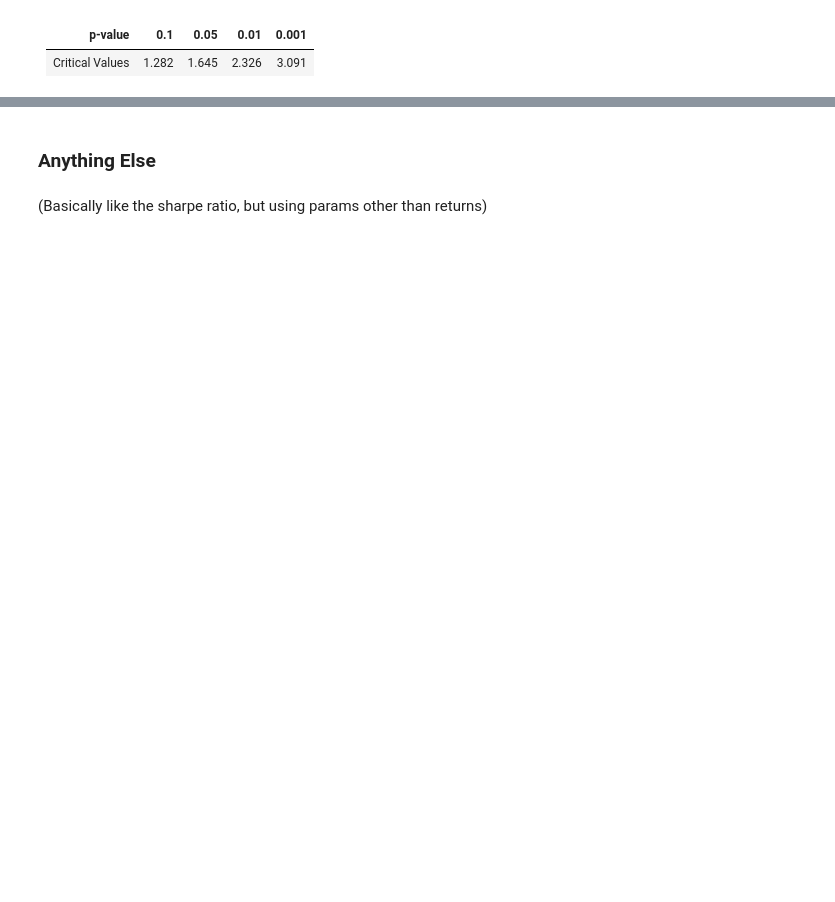
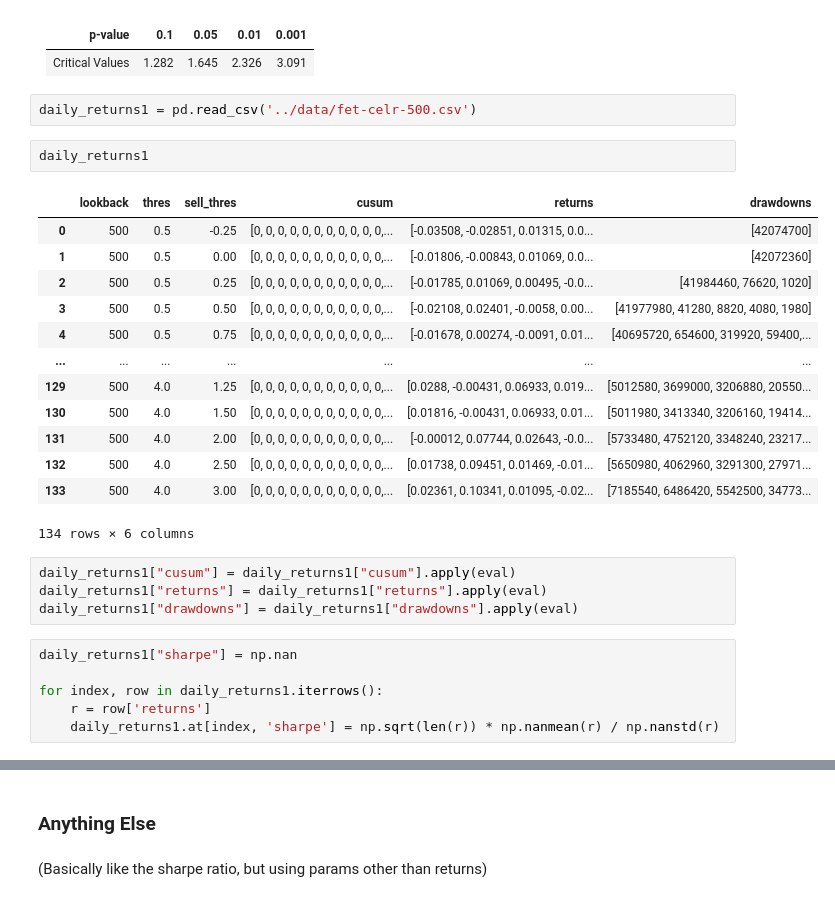
Before and after one commit to sunnymnie/crypto-printer, a Jupyter notebook: research/metrics-research.ipynb, the cells around one changed output, grey strips where cells are left out. Cells and saved outputs as stored; diff of their text form; blank space fills up the shorter version.

```diff
--- a/research/metrics-research.ipynb
+++ b/research/metrics-research.ipynb
@@ -86,3 +90,31 @@ print("Gaussian Test statistic = %f" % sharpe)
 | p-value         | 0.1   | 0.05  | 0.01  | 0.001 |
 |-----------------|-------|-------|-------|-------|
 | Critical Values | 1.282 | 1.645 | 2.326 | 3.091 |
+# %%
+daily_returns1 = pd.read_csv('../data/fet-celr-500.csv')
+# %%
+daily_returns1
+# %% [output]
+|  | lookback | thres | sell_thres | cusum | returns | drawdowns |
+| 0 | 500 | 0.5 | -0.25 | [0, 0, 0, 0, 0, 0, 0, 0, 0, 0, 0,... | [-0.03508, -0.02851, 0.01315, 0.0... | [42074700] |
+| 1 | 500 | 0.5 | 0.00 | [0, 0, 0, 0, 0, 0, 0, 0, 0, 0, 0,... | [-0.01806, -0.00843, 0.01069, 0.0... | [42072360] |
+| 2 | 500 | 0.5 | 0.25 | [0, 0, 0, 0, 0, 0, 0, 0, 0, 0, 0,... | [-0.01785, 0.01069, 0.00495, -0.0... | [41984460, 76620, 1020] |
+| 3 | 500 | 0.5 | 0.50 | [0, 0, 0, 0, 0, 0, 0, 0, 0, 0, 0,... | [-0.02108, 0.02401, -0.0058, 0.00... | [41977980, 41280, 8820, 4080, 1980] |
+| 4 | 500 | 0.5 | 0.75 | [0, 0, 0, 0, 0, 0, 0, 0, 0, 0, 0,... | [-0.01678, 0.00274, -0.0091, 0.01... | [40695720, 654600, 319920, 59400,... |
+| ... | ... | ... | ... | ... | ... | ... |
+| 129 | 500 | 4.0 | 1.25 | [0, 0, 0, 0, 0, 0, 0, 0, 0, 0, 0,... | [0.0288, -0.00431, 0.06933, 0.019... | [5012580, 3699000, 3206880, 20550... |
+| 130 | 500 | 4.0 | 1.50 | [0, 0, 0, 0, 0, 0, 0, 0, 0, 0, 0,... | [0.01816, -0.00431, 0.06933, 0.01... | [5011980, 3413340, 3206160, 19414... |
+| 131 | 500 | 4.0 | 2.00 | [0, 0, 0, 0, 0, 0, 0, 0, 0, 0, 0,... | [-0.00012, 0.07744, 0.02643, -0.0... | [5733480, 4752120, 3348240, 23217... |
+| 132 | 500 | 4.0 | 2.50 | [0, 0, 0, 0, 0, 0, 0, 0, 0, 0, 0,... | [0.01738, 0.09451, 0.01469, -0.01... | [5650980, 4062960, 3291300, 27971... |
+| 133 | 500 | 4.0 | 3.00 | [0, 0, 0, 0, 0, 0, 0, 0, 0, 0, 0,... | [0.02361, 0.10341, 0.01095, -0.02... | [7185540, 6486420, 5542500, 34773... |
+134 rows × 6 columns
+# %%
+daily_returns1["cusum"] = daily_returns1["cusum"].apply(eval)
+daily_returns1["returns"] = daily_returns1["returns"].apply(eval)
+daily_returns1["drawdowns"] = daily_returns1["drawdowns"].apply(eval)
+# %%
+daily_returns1["sharpe"] = np.nan
+
+for index, row in daily_returns1.iterrows():
+    r = row['returns']
+    daily_returns1.at[index, 'sharpe'] = np.sqrt(len(r)) * np.nanmean(r) / np.nanstd(r)
```
Also changed, not shown: parts of 15 cells of this notebook, 1 other file.
